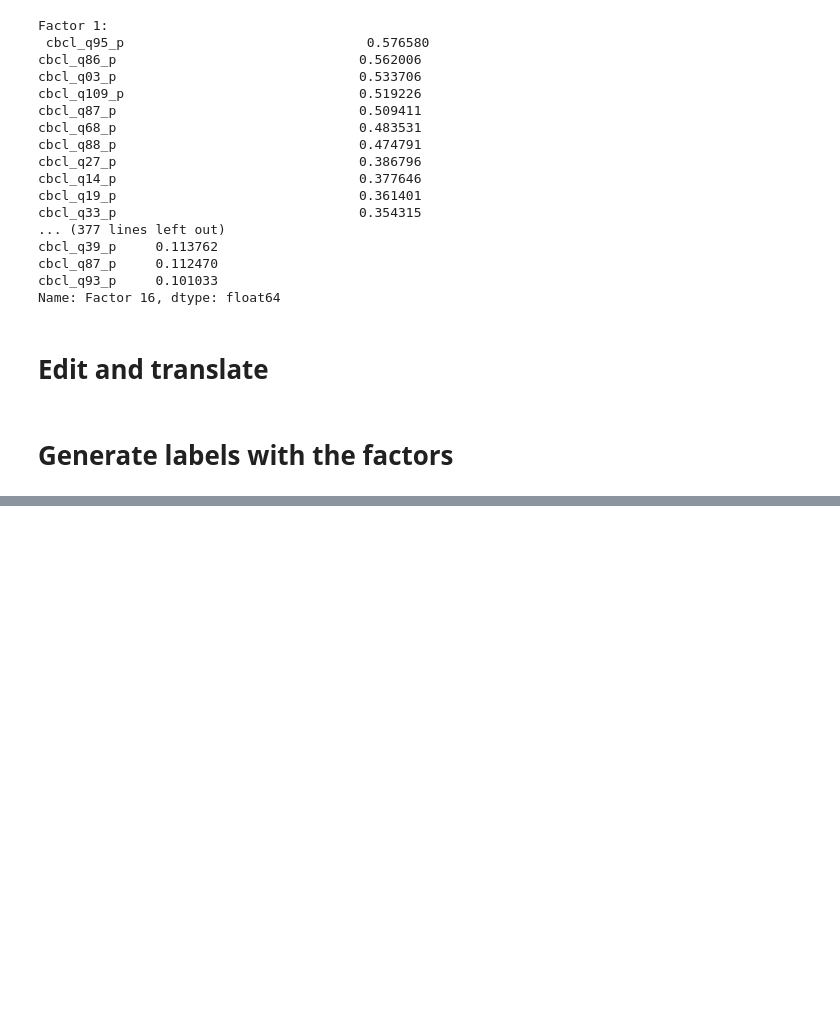
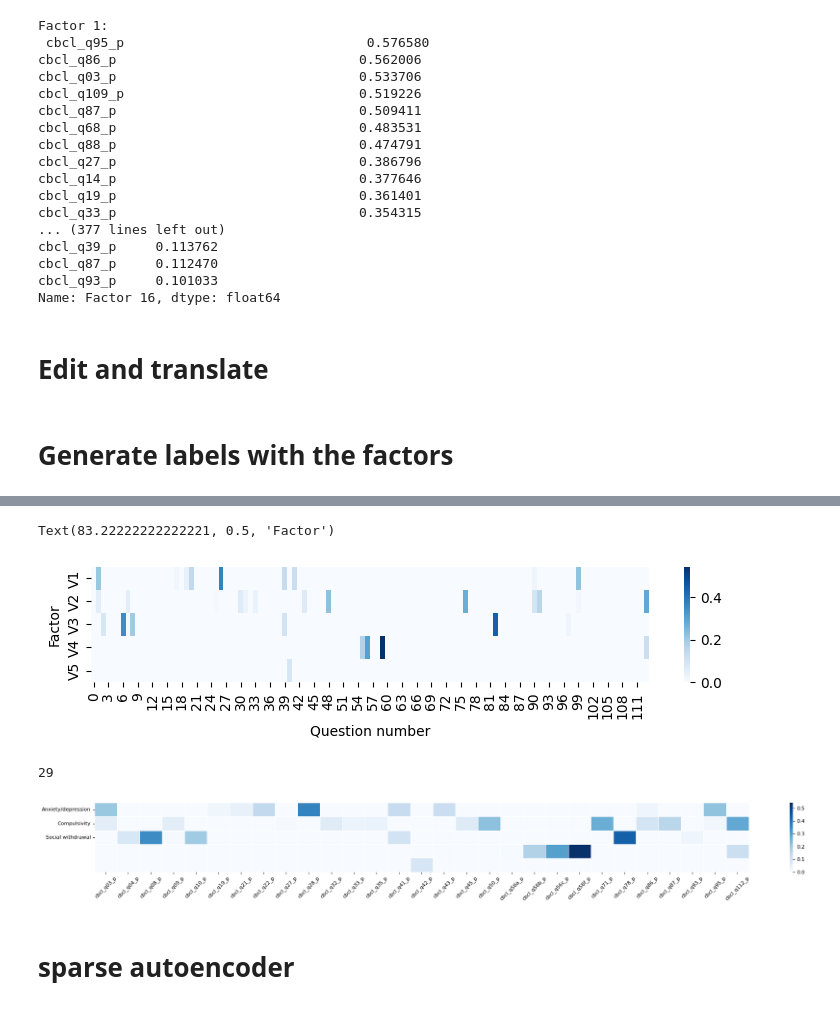
Before and after one commit to ReveRoyl/ABCD_tabular_data_analysis, a Jupyter notebook: trail_tsne_RF/factor analysis/EFA_previous twins.ipynb, the cells around one changed output, grey strips where cells are left out. Cells and saved outputs as stored; diff of their text form; code cells hidden in the pictures; blank space fills up the shorter version.

```diff
--- a/trail_tsne_RF/factor analysis/EFA_previous twins.ipynb
+++ b/trail_tsne_RF/factor analysis/EFA_previous twins.ipynb
@@ -601,0 +1521,5 @@ NameError: name 'factor_scores_df' is not defined
+# %%
+qns = pd.read_csv(r'G:\ABCD\script\trail/trail_tsne_RF/factor analysis/output/NA/data_cleaned.csv')
+scores = pd.read_csv(r'G:\ABCD\script\trail\trail_tsne_RF\factor analysis\output\NA\EFA.csv')
+
+clf = Lasso()
@@ -601,0 +1626,25 @@ NameError: name 'factor_scores_df' is not defined
+# %%
+plt.figure(dpi=100, figsize=(9, 1.5), facecolor='white')
+sns.heatmap(clf.coef_, cmap='Blues', yticklabels=['V1', 'V2', 'V3', 'V4', 'V5'])
+plt.xlabel("Question number")
+plt.ylabel("Factor")
+# plt.savefig('../figures/all_question_coefs.svg')
+# %% [output]
+Text(83.22222222222221, 0.5, 'Factor')
+[figure, added]
+# %%
+np.any(clf.coef_.T != 0, axis=1).sum()
+# %% [output]
+29
+# %%
+plt.figure(figsize=(24, 3), dpi=80, facecolor='white')
+coefs = clf.coef_.T
+sns.heatmap(coefs[np.any(coefs != 0, axis=1)].T, cmap="Blues", xticklabels=qns.columns[2:][np.any(coefs != 0, axis=1)],
+           yticklabels=['Anxiety/depression', 'Compulsivity', 'Social withdrawal'], linewidths=.5);
+plt.xticks(rotation=45);
+plt.tight_layout()
+# plt.savefig('../figures/retained_questions.svg')
+# %% [output]
+[figure, added]
+# %% [markdown]
+# sparse autoencoder
```
Also changed, not shown: parts of 167 cells of this notebook, 37 other files.
